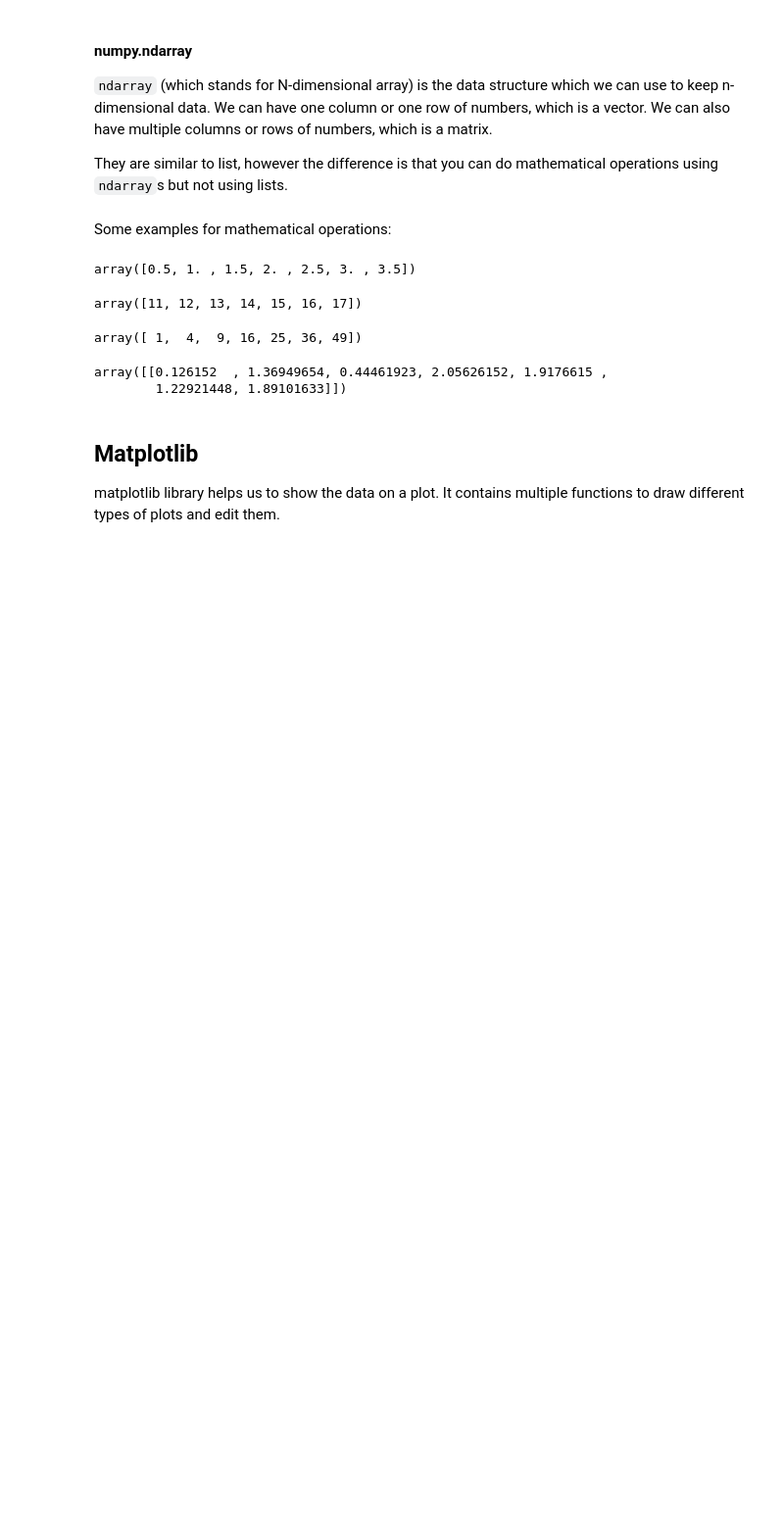
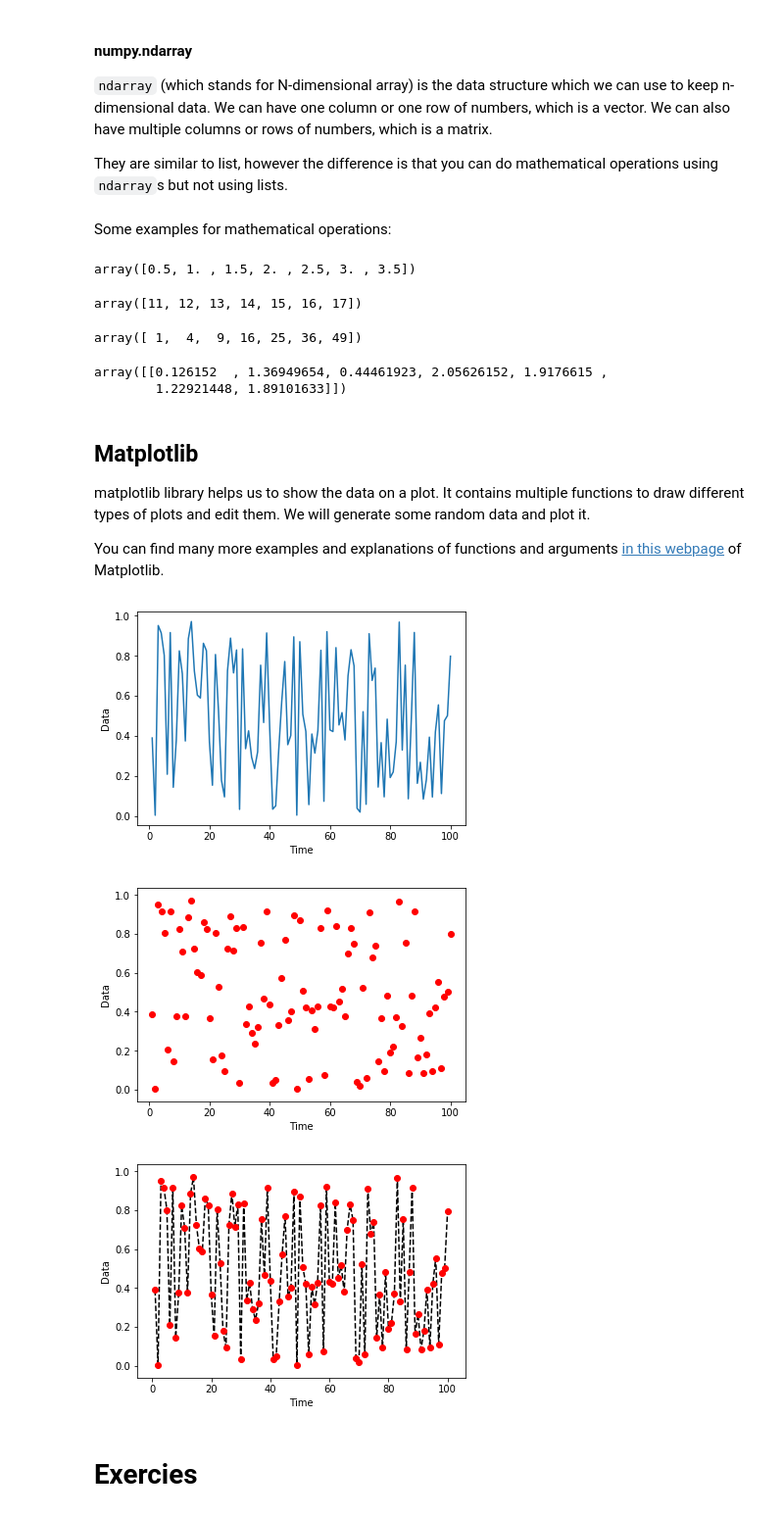
Before and after one commit to serdar-/metabolism, a Jupyter notebook: Introduction_to_Python_Practical.ipynb, the cells around one changed output. Shown: that part at 98% size. Cells and saved outputs as stored; diff of their text form; code cells hidden in the pictures; blank space fills up the shorter version.

```diff
--- a/Introduction_to_Python_Practical.ipynb
+++ b/Introduction_to_Python_Practical.ipynb
@@ -454,5 +454,48 @@ array([[0.126152  , 1.36949654, 0.44461923, 2.05626152, 1.9176615 ,
 # %% [markdown]
 ## Matplotlib
 
-matplotlib library helps us to show the data on a plot. It contains multiple functions to draw different types of plots and edit them.
+matplotlib library helps us to show the data on a plot. It contains multiple functions to draw different types of plots and edit them. We will generate some random data and plot it.
+
+You can find many more examples and explanations of functions and arguments [in this webpage](https://matplotlib.org/api/pyplot_api.html) of Matplotlib.
+# %%
+import matplotlib.pyplot as plt
+
+# Generate 100 random data points
+
+data = np.random.rand(100)
+
+# Time points from 1 to 100 (until 101, 101 not included)
+
+t = np.arange(1,101)
+
+# Line plot
+
+plt.figure()       # Create the empty plot
+plt.plot(t,data)   # Then draw it
+
+# Give labels to horizontal and vertical axes
+
+plt.xlabel('Time')
+plt.ylabel('Data')
+
+# Scatter plot
+
+plt.figure()
+plt.scatter(t,data,color='red')
+plt.xlabel('Time')
+plt.ylabel('Data');
+
+# Together
+
+plt.figure()
+plt.plot(t,data,color='black',linestyle='--',zorder=0)
+plt.scatter(t,data,color='red')
+plt.xlabel('Time')
+plt.ylabel('Data');
+# %% [output]
+[figure, added]
+[figure, added]
+[figure, added]
+# %% [markdown]
+# Exercies
 # %% [markdown]
```
Also changed, not shown: parts of 2 cells of this notebook.
